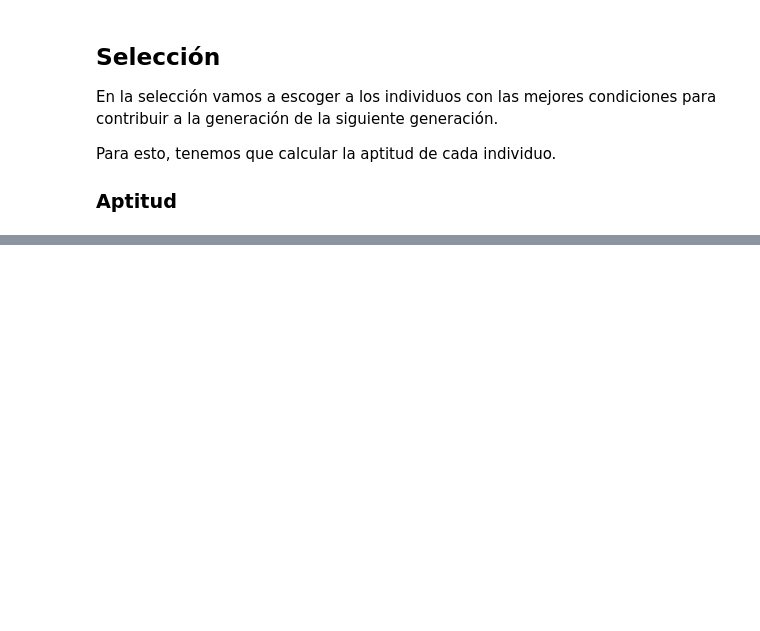
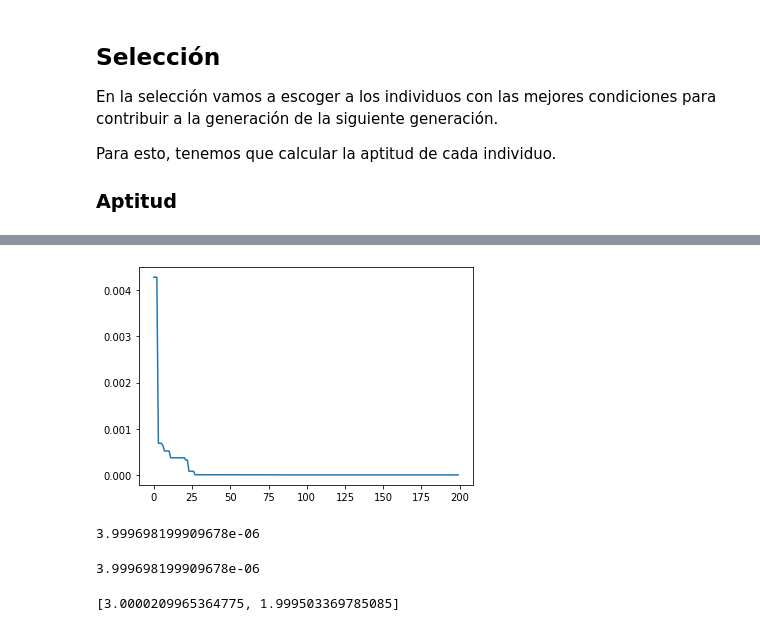
Before and after one commit to milocortes/mod_04_concentracion, a Jupyter notebook: src/talleres_clase/prob_opt_algo_gen.ipynb, the cells around one changed output, grey strips where cells are left out. Drawn from its saved outputs; the diff is of its cells as text; code cells hidden in the pictures; blank space fills up the shorter version.

```diff
--- a/src/talleres_clase/prob_opt_algo_gen.ipynb
+++ b/src/talleres_clase/prob_opt_algo_gen.ipynb
@@ -303,0 +388,3 @@ scaled_fitness(100,50, objv_norm)
+# %%
+# Escogemos de forma aleatoria un punto de cruza
+punto_cruza = random.randint(0,L_cromosoma)
@@ -303,0 +448,13 @@ scaled_fitness(100,50, objv_norm)
+# %%
+inicio = 0
+fin = 0
+nueva_poblacion_format = []
+
+for var in range(n_variables):
+  nueva_poblacion_var = []
+  fin += dimension_vec[var]
+  for individuo in nueva_poblacion:
+    nueva_poblacion_var.append(individuo[inicio:fin])
+
+  nueva_poblacion_format.append(nueva_poblacion_var)
+  inicio += fin
@@ -303,0 +464,20 @@ scaled_fitness(100,50, objv_norm)
+# %%
+# Generamos la lista que contiene el fenotipo, es decir, realizamos la decodificación
+## Bits ---> reales
+
+feno = [[] for i in range(m)]
+
+for i in range(n_variables):
+  # Obtenemos los limites para cada variable
+  i_sup = l_sup_vec[i]
+  i_inf = l_inf_vec[i]
+
+  pob = nueva_poblacion_format[i]
+
+  dim = dimension_vec[i]
+
+  b2r = binary2real(i_sup, i_inf, dim, pob)
+
+  for j in range(m):
+    feno[j].append(b2r[j])
+feno
@@ -303,0 +502,3 @@ scaled_fitness(100,50, objv_norm)
+# %%
+objv = [f_himmelblau(i) for i in feno]
+objv
@@ -303,0 +708,19 @@ scaled_fitness(100,50, objv_norm)
+# %%
+import matplotlib.pyplot as plt
+
+plt.plot(fitness_values)
+plt.show()
+# %% [output]
+[figure, added]
+# %%
+mejor_valor
+# %% [output]
+3.999698199909678e-06
+# %%
+f_himmelblau(mejor_vector)
+# %% [output]
+3.999698199909678e-06
+# %%
+mejor_vector
+# %% [output]
+[3.0000209965364775, 1.999503369785085]
```
Also changed, not shown: parts of 28 cells of this notebook.
